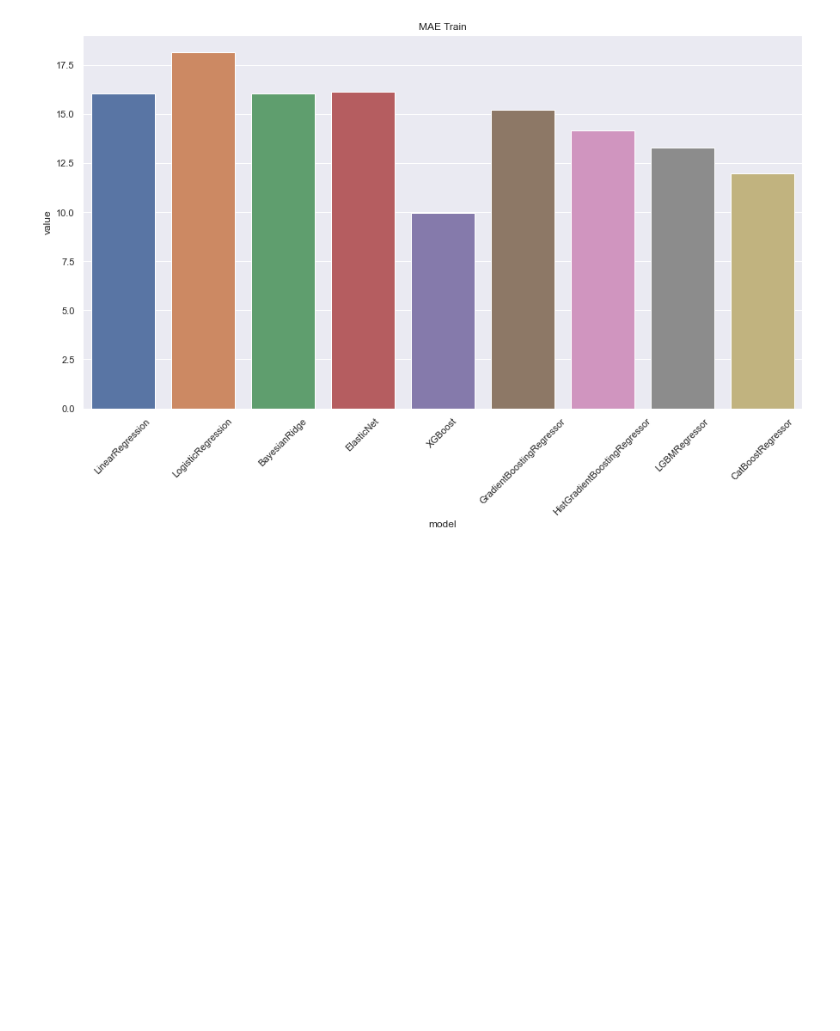
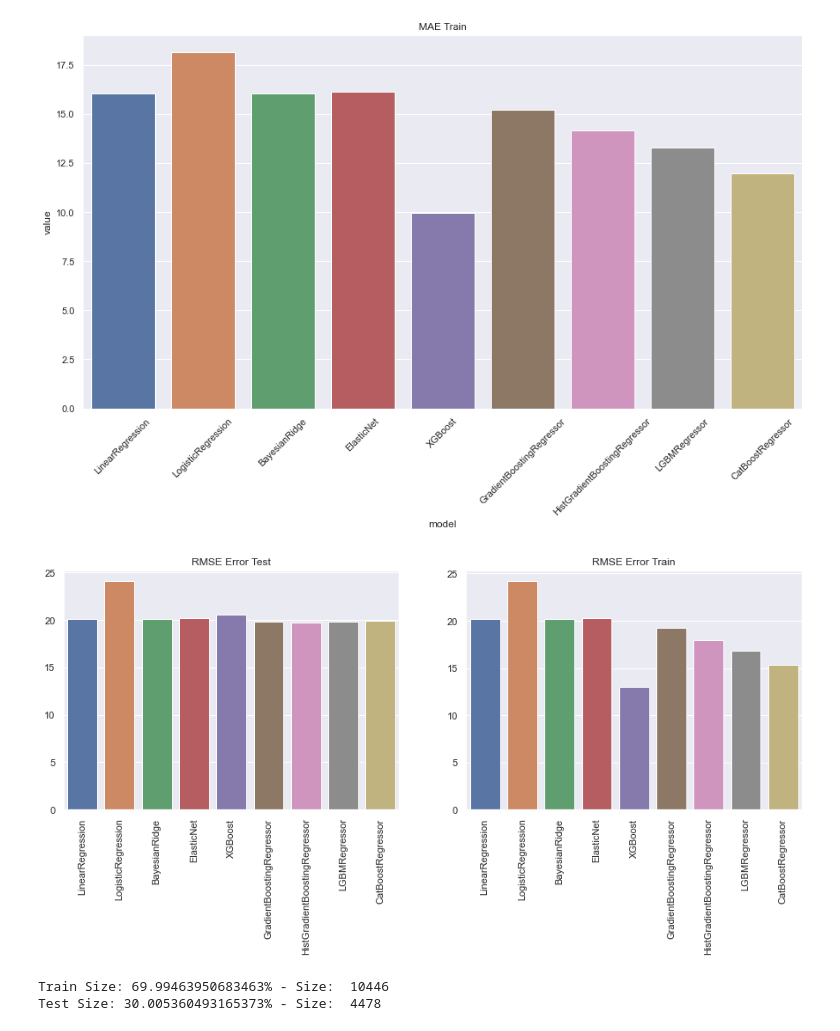
Before and after one commit to IvaStival/DataScience, a Jupyter notebook: SongsPopularity/code/SongsPopulartityModel.ipynb, the cells around one changed output. Saved outputs shown, nothing was run; the diff lists cells and outputs as text; code cells hidden in the pictures; blank space fills up the shorter version.

Commit message:
Finish the SongsPopularity analise and add Readme.md text.

```diff
--- a/SongsPopularity/code/SongsPopulartityModel.ipynb
+++ b/SongsPopularity/code/SongsPopulartityModel.ipynb
@@ -481,3 +470,35 @@ for i in range(len(metrics_names)):
 [figure]
 [figure]
 [figure]
+# %%
+result_rmse = []
+result_model_name = []
+for model_name, metrics in result_test.items():
+    result_rmse.append(metrics[0][1])
+    result_model_name.append(model_name)
+
+
+result_rmse_train = []
+result_model_name_train = []
+for model_name, metrics in result_train.items():
+    result_rmse_train.append(metrics[0][1])
+    result_model_name_train.append(model_name)
+
+result_rmse_dict = {"model" : result_model_name, "rmse" : result_rmse}
+result_rmse_dict_train = {"model" : result_model_name_train, "rmse" : result_rmse_train}
+
+plt.figure(figsize=(15,5))
+plt.subplot(1,2,1)
+sns.barplot(data=result_rmse_dict, x="model", y="rmse")
+plt.xticks(rotation=90)
+plt.title("RMSE Error Test")
+
+plt.subplot(1,2,2)
+sns.barplot(data=result_rmse_dict_train, x="model", y="rmse")
+plt.xticks(rotation=90)
+plt.title("RMSE Error Train")
+
+
+plt.show()
+# %% [output]
+[figure, added]
@@ -483,0 +516,12 @@ for i in range(len(metrics_names)):
+# %%
+# TRAIN TEST SPLIT
+y = df_clean.iloc[:, df_clean.columns == "song_popularity"]
+X = df_clean.iloc[:, df_clean.columns != "song_popularity"]
+
+X_Train, X_Test, Y_Train, Y_Test = train_test_split(X, y, test_size=0.3, random_state=42)
+
+print(f"\033[1mTrain Size:\033[0m {X_Train.shape[0]/df_clean.shape[0] * 100}% - \033[1mSize: \033[0m {X_Train.shape[0]}")
+print(f"\033[1mTest Size:\033[0m {X_Test.shape[0]/df_clean.shape[0] * 100}% - \033[1mSize: \033[0m {X_Test.shape[0]}")
+# %% [output]
+Train Size: 69.99463950683463% - Size:  10446
+Test Size: 30.005360493165373% - Size:  4478
```
Also changed, not shown: parts of 17 cells of this notebook, 2 other files.
